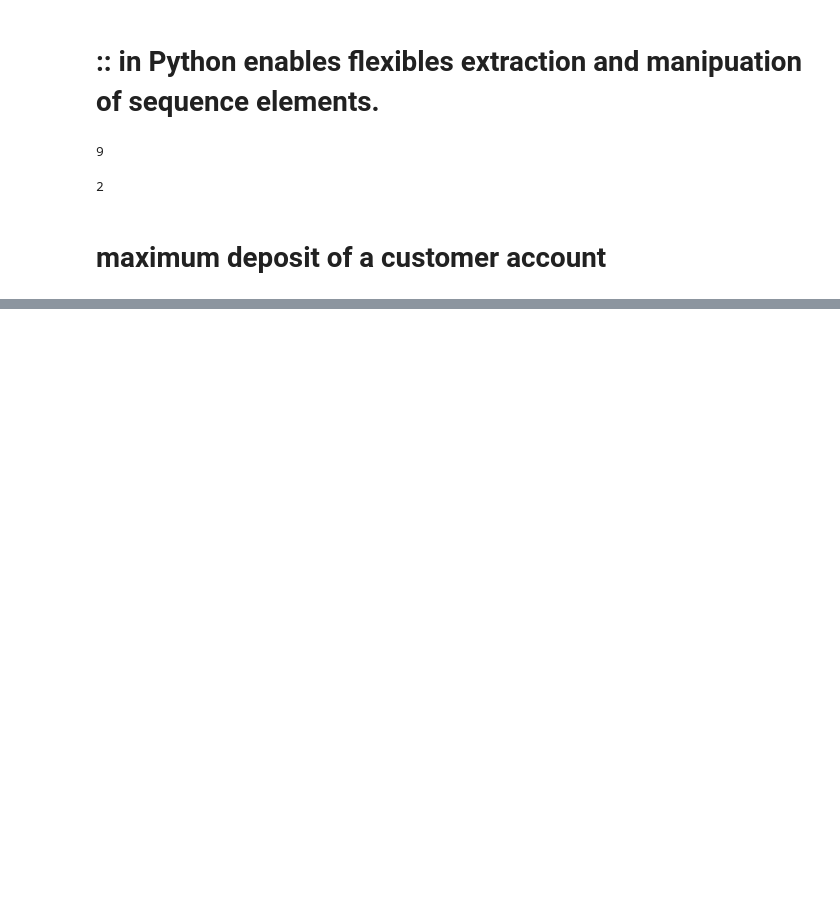
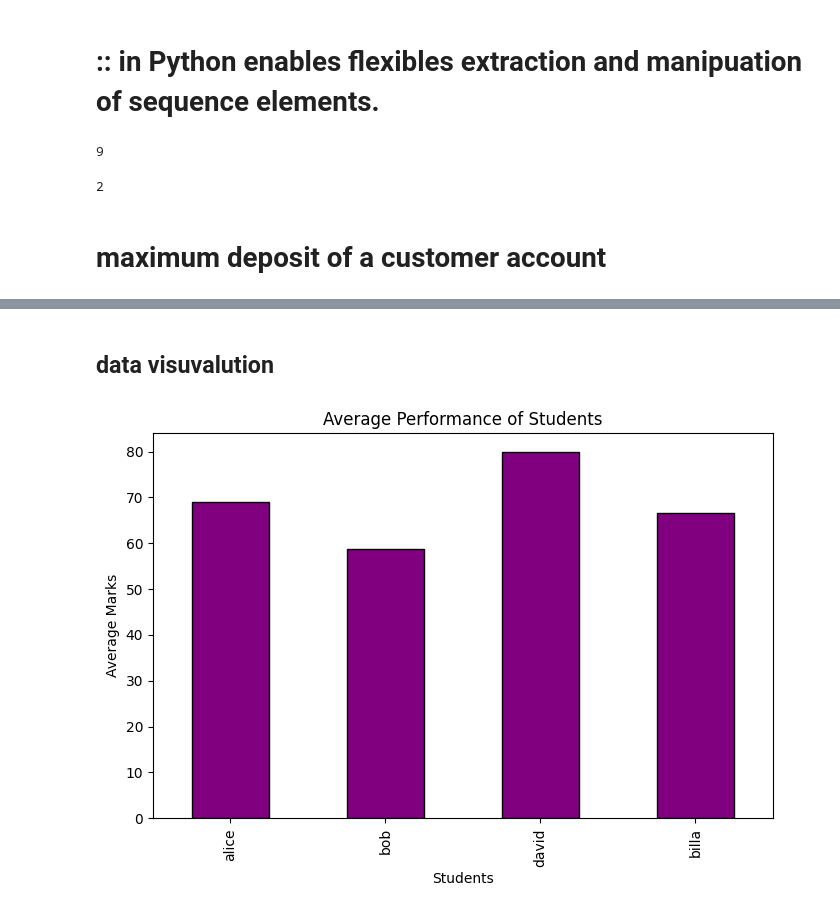
Before and after one commit to DINESH-cell-space/python-with-colab, a Jupyter notebook: python_basic_code.ipynb, the cells around one changed output, grey strips where cells are left out. Cells and saved outputs as stored; diff of their text form; code cells hidden in the pictures; blank space fills up the shorter version.

```diff
--- a/python_basic_code.ipynb
+++ b/python_basic_code.ipynb
@@ -274,0 +459,15 @@ def twoSum(nums,target):
+# %%
+import pandas as pd
+
+#create a nested dictionary with student data
+student={
+   "alice":{"maths":86,"science":76,"english":45},
+    "bob":{"maths":78,"science":23,"english":75},
+    "david":{"maths":89,"science":66,"english":85}, # Corrected the assignment operator
+ "billa":{"maths":49,"science":56,"english":95}
+
+}
+data=pd.DataFrame(student).T
+
+data["Average"]=data.mean(axis=1) # axis=1 demptes the row wise acces to the data frame
+data
@@ -274,0 +480,13 @@ def twoSum(nums,target):
+# %% [markdown]
+## data visuvalution
+# %%
+import matplotlib.pyplot as plt
+# Bar chart for student average perfomanance
+plt.figure(figsize=(8,5))
+data["Average"].plot(kind="bar",color="purple",edgecolor="black")
+plt.title("Average Performance of Students")
+plt.xlabel("Students")
+plt.ylabel("Average Marks")
+plt.show()
+# %% [output]
+[figure, added]
```
Also changed, not shown: parts of 45 cells of this notebook.
